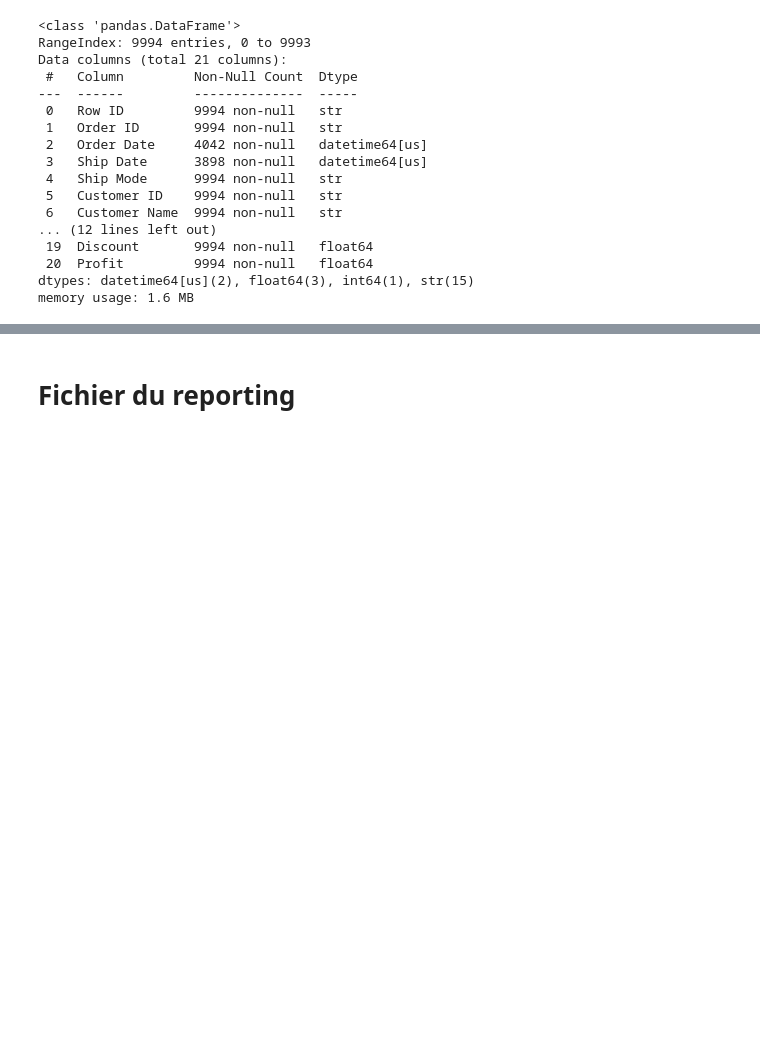
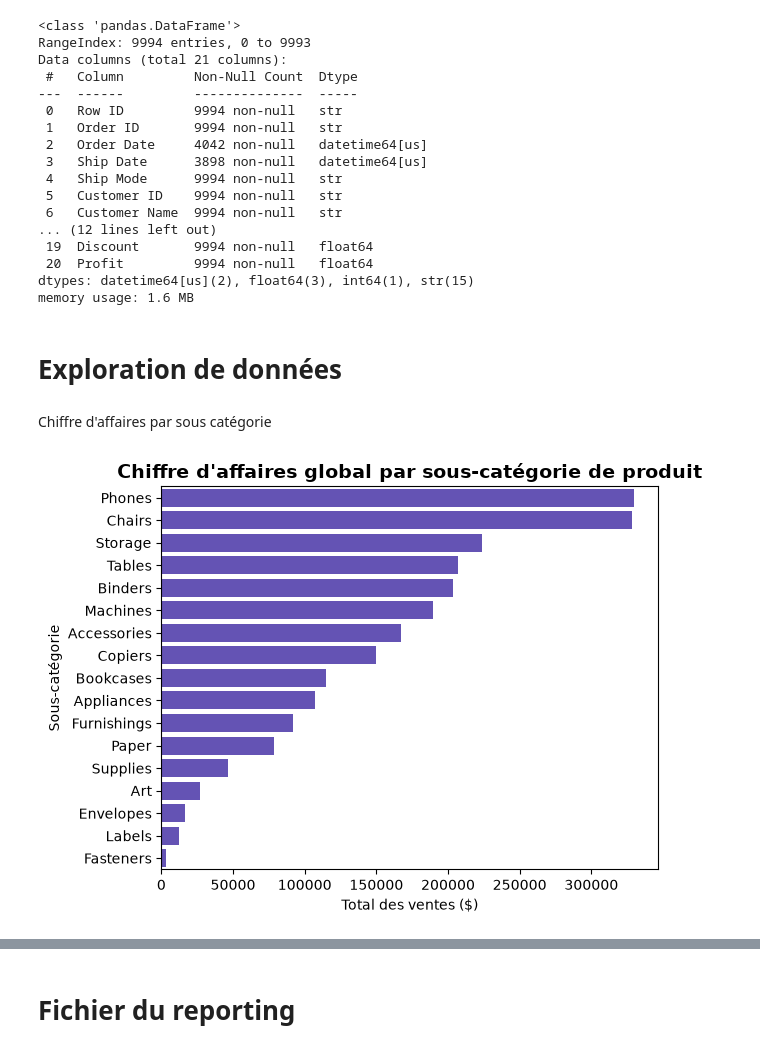
Before and after one commit to Oscar-Cnam/projet_openpyxl_superstore, a Jupyter notebook: notebooks/notebook.ipynb, the cells around one changed output, grey strips where cells are left out. Drawn from its saved outputs; the diff is of its cells as text; code cells hidden in the pictures; blank space fills up the shorter version.

```diff
--- a/notebooks/notebook.ipynb
+++ b/notebooks/notebook.ipynb
@@ -89,3 +92,20 @@ Data columns (total 21 columns):
  20  Profit         9994 non-null   float64
 dtypes: datetime64[us](2), float64(3), int64(1), str(15)
 memory usage: 1.6 MB
+# %% [markdown]
+# Exploration de données
+# %% [markdown]
+Chiffre d'affaires par sous catégorie
+# %%
+# Trier les données par ventes
+category_data = dataset.groupby('Sub-Category')[['Sales', 'Profit']].sum().sort_values(by='Sales', ascending=False).reset_index()
+
+# Graphique des ventes
+sns.barplot(x='Sales', y='Sub-Category', data=category_data, color="#5943C4", legend=False)
+plt.title("Chiffre d'affaires global par sous-catégorie de produit", fontsize=14, fontweight='bold')
+plt.xlabel("Total des ventes ($)")
+plt.ylabel("Sous-catégorie")
+plt.tight_layout()
+plt.show()
+# %% [output]
+[figure, added]
```
Also changed, not shown: parts of 5 cells of this notebook, 2 other files.
